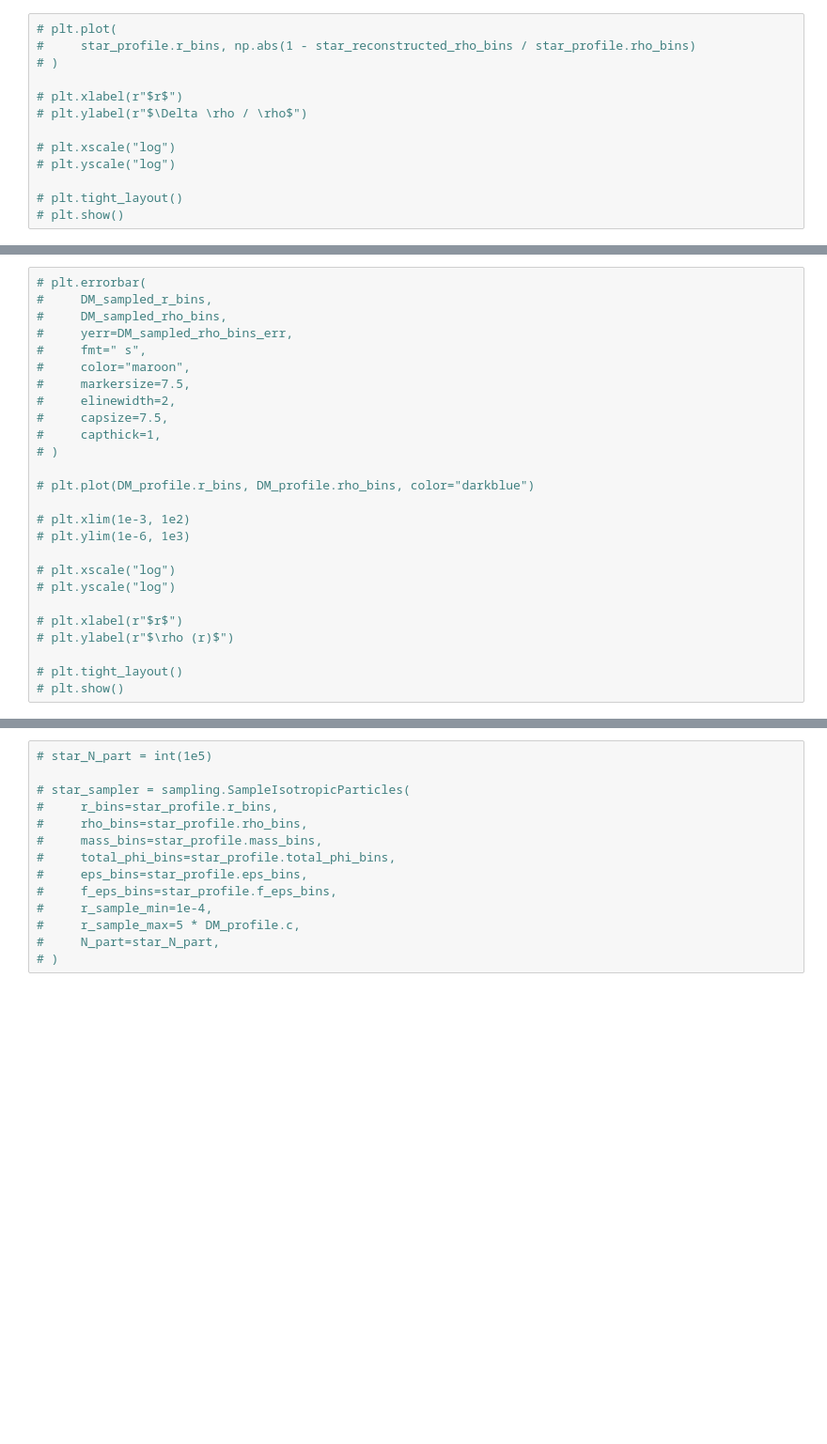
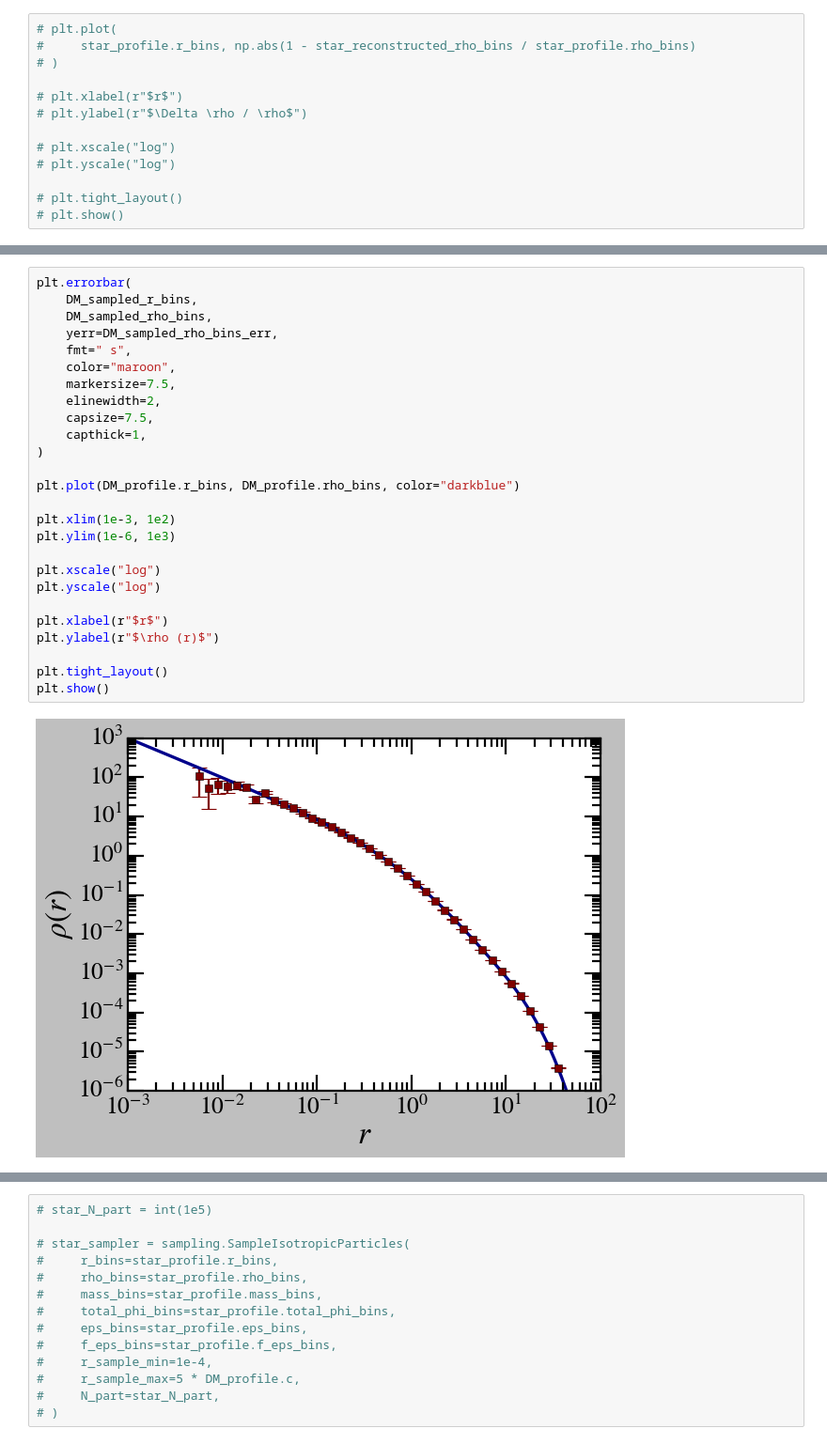
Before and after one commit to vinh-qtran/SoftIsoICs, a Jupyter notebook: nbs/test.ipynb, the cells around one changed output, grey strips where cells are left out. Shown at 94% size. Saved outputs shown, nothing was run; the diff lists cells and outputs as text; blank space fills up the shorter version.

```diff
--- a/nbs/test.ipynb
+++ b/nbs/test.ipynb
@@ -162,27 +197,29 @@ gas_profile.get_potential_dependent_profiles(total_phi_bins=gas_total_phi_bins)
 # %%
-# plt.errorbar(
-#     DM_sampled_r_bins,
-#     DM_sampled_rho_bins,
-#     yerr=DM_sampled_rho_bins_err,
-#     fmt=" s",
-#     color="maroon",
-#     markersize=7.5,
-#     elinewidth=2,
-#     capsize=7.5,
-#     capthick=1,
-# )
+plt.errorbar(
+    DM_sampled_r_bins,
+    DM_sampled_rho_bins,
+    yerr=DM_sampled_rho_bins_err,
+    fmt=" s",
+    color="maroon",
+    markersize=7.5,
+    elinewidth=2,
+    capsize=7.5,
+    capthick=1,
+)
 
-# plt.plot(DM_profile.r_bins, DM_profile.rho_bins, color="darkblue")
+plt.plot(DM_profile.r_bins, DM_profile.rho_bins, color="darkblue")
 
-# plt.xlim(1e-3, 1e2)
-# plt.ylim(1e-6, 1e3)
+plt.xlim(1e-3, 1e2)
+plt.ylim(1e-6, 1e3)
 
-# plt.xscale("log")
-# plt.yscale("log")
+plt.xscale("log")
+plt.yscale("log")
 
-# plt.xlabel(r"$r$")
-# plt.ylabel(r"$\rho (r)$")
+plt.xlabel(r"$r$")
+plt.ylabel(r"$\rho (r)$")
 
-# plt.tight_layout()
-# plt.show()
+plt.tight_layout()
+plt.show()
+# %% [output]
+[figure, added]
 # %%
```
Also changed, not shown: parts of 14 cells of this notebook, 2 other files.
